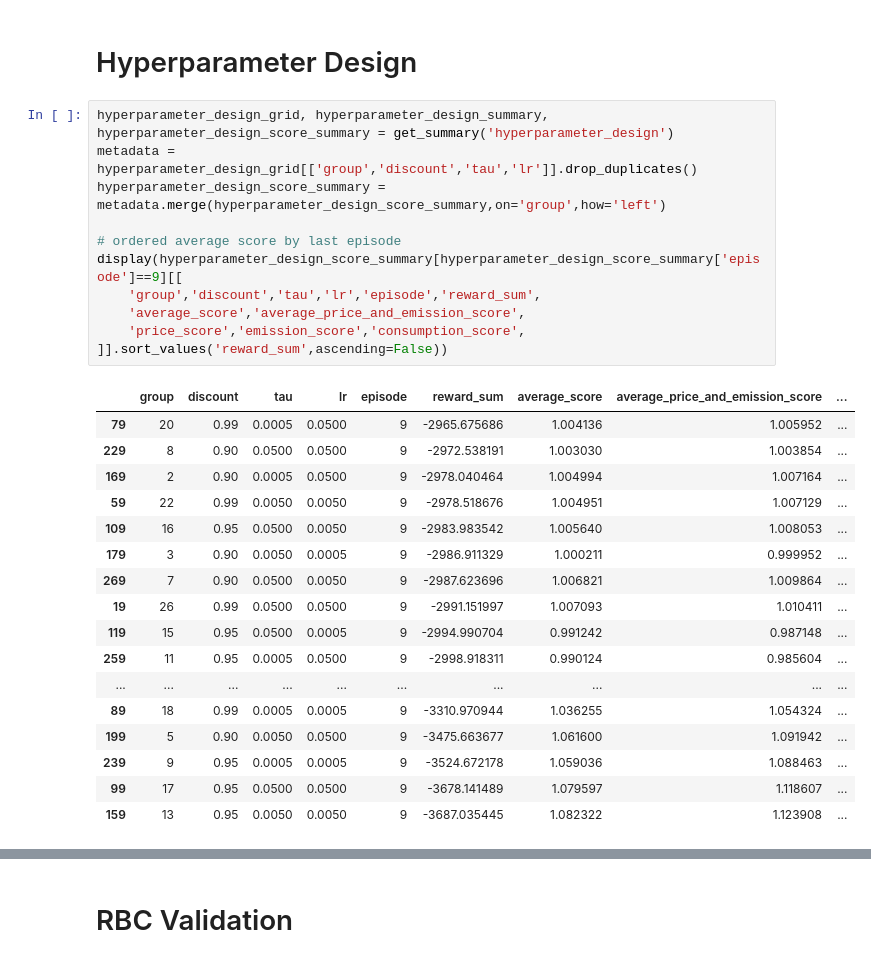
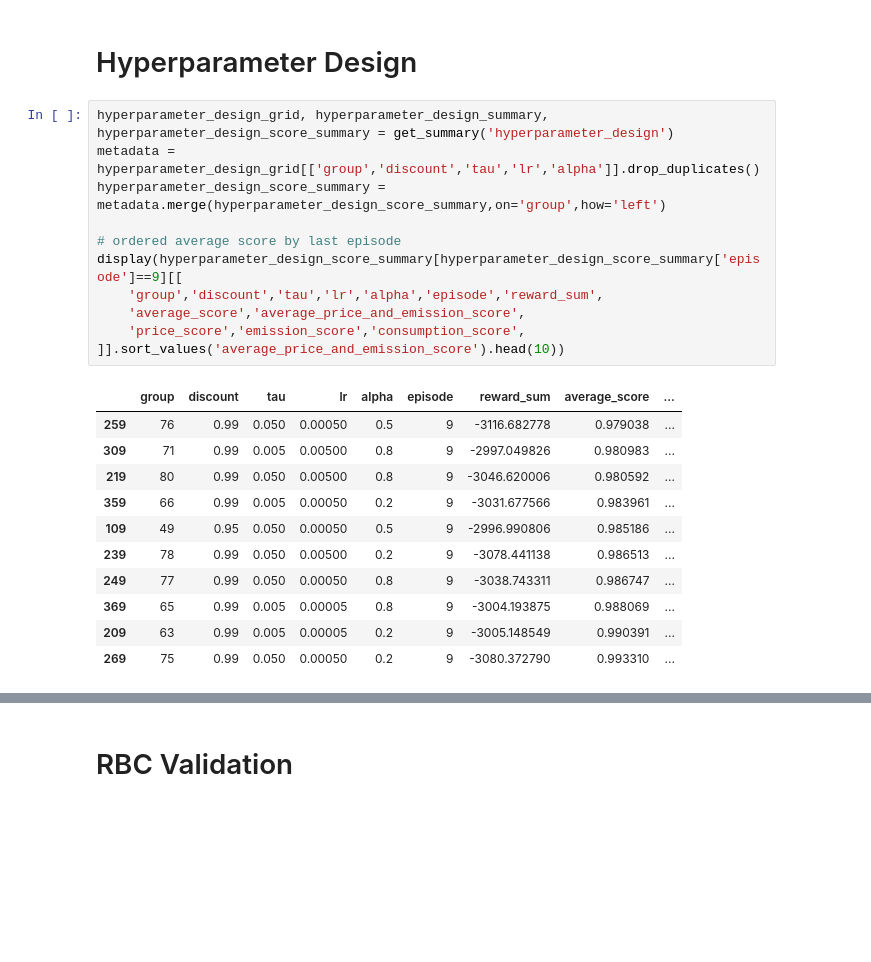
Before and after one commit to intelligent-environments-lab/merlin-apen-2023, a Jupyter notebook: src/experiment_result.ipynb, the cells around one changed output, grey strips where cells are left out. Cells and saved outputs as stored; diff of their text form; blank space fills up the shorter version.

```diff
--- a/src/experiment_result.ipynb
+++ b/src/experiment_result.ipynb
@@ -142,33 +189,27 @@ plot_score_trajectory(plot_data,fig_groupby_columns,ax_groupby_columns,round_num
 # Hyperparameter Design
 # %%
 hyperparameter_design_grid, hyperparameter_design_summary, hyperparameter_design_score_summary = get_summary('hyperparameter_design')
-metadata = hyperparameter_design_grid[['group','discount','tau','lr']].drop_duplicates()
+metadata = hyperparameter_design_grid[['group','discount','tau','lr','alpha']].drop_duplicates()
 hyperparameter_design_score_summary = metadata.merge(hyperparameter_design_score_summary,on='group',how='left')
 
 # ordered average score by last episode
 display(hyperparameter_design_score_summary[hyperparameter_design_score_summary['episode']==9][[
-    'group','discount','tau','lr','episode','reward_sum',
+    'group','discount','tau','lr','alpha','episode','reward_sum',
     'average_score','average_price_and_emission_score',
     'price_score','emission_score','consumption_score',
-]].sort_values('reward_sum',ascending=False))
+]].sort_values('average_price_and_emission_score').head(10))
 # %% [output]
-|  | group | discount | tau | lr | episode | reward_sum | average_score | average_price_and_emission_score | ... |
-| 79 | 20 | 0.99 | 0.0005 | 0.0500 | 9 | -2965.675686 | 1.004136 | 1.005952 | ... |
-| 229 | 8 | 0.90 | 0.0500 | 0.0500 | 9 | -2972.538191 | 1.003030 | 1.003854 | ... |
-| 169 | 2 | 0.90 | 0.0005 | 0.0500 | 9 | -2978.040464 | 1.004994 | 1.007164 | ... |
-| 59 | 22 | 0.99 | 0.0050 | 0.0050 | 9 | -2978.518676 | 1.004951 | 1.007129 | ... |
-| 109 | 16 | 0.95 | 0.0500 | 0.0050 | 9 | -2983.983542 | 1.005640 | 1.008053 | ... |
-| 179 | 3 | 0.90 | 0.0050 | 0.0005 | 9 | -2986.911329 | 1.000211 | 0.999952 | ... |
-| 269 | 7 | 0.90 | 0.0500 | 0.0050 | 9 | -2987.623696 | 1.006821 | 1.009864 | ... |
-| 19 | 26 | 0.99 | 0.0500 | 0.0500 | 9 | -2991.151997 | 1.007093 | 1.010411 | ... |
-| 119 | 15 | 0.95 | 0.0500 | 0.0005 | 9 | -2994.990704 | 0.991242 | 0.987148 | ... |
-| 259 | 11 | 0.95 | 0.0005 | 0.0500 | 9 | -2998.918311 | 0.990124 | 0.985604 | ... |
-| ... | ... | ... | ... | ... | ... | ... | ... | ... | ... |
-| 89 | 18 | 0.99 | 0.0005 | 0.0005 | 9 | -3310.970944 | 1.036255 | 1.054324 | ... |
-| 199 | 5 | 0.90 | 0.0050 | 0.0500 | 9 | -3475.663677 | 1.061600 | 1.091942 | ... |
-| 239 | 9 | 0.95 | 0.0005 | 0.0005 | 9 | -3524.672178 | 1.059036 | 1.088463 | ... |
-| 99 | 17 | 0.95 | 0.0500 | 0.0500 | 9 | -3678.141489 | 1.079597 | 1.118607 | ... |
-| 159 | 13 | 0.95 | 0.0050 | 0.0050 | 9 | -3687.035445 | 1.082322 | 1.123908 | ... |
+|  | group | discount | tau | lr | alpha | episode | reward_sum | average_score | ... |
+| 259 | 76 | 0.99 | 0.050 | 0.00050 | 0.5 | 9 | -3116.682778 | 0.979038 | ... |
+| 309 | 71 | 0.99 | 0.005 | 0.00500 | 0.8 | 9 | -2997.049826 | 0.980983 | ... |
+| 219 | 80 | 0.99 | 0.050 | 0.00500 | 0.8 | 9 | -3046.620006 | 0.980592 | ... |
+| 359 | 66 | 0.99 | 0.005 | 0.00050 | 0.2 | 9 | -3031.677566 | 0.983961 | ... |
+| 109 | 49 | 0.95 | 0.050 | 0.00050 | 0.5 | 9 | -2996.990806 | 0.985186 | ... |
+| 239 | 78 | 0.99 | 0.050 | 0.00500 | 0.2 | 9 | -3078.441138 | 0.986513 | ... |
+| 249 | 77 | 0.99 | 0.050 | 0.00050 | 0.8 | 9 | -3038.743311 | 0.986747 | ... |
+| 369 | 65 | 0.99 | 0.005 | 0.00005 | 0.8 | 9 | -3004.193875 | 0.988069 | ... |
+| 209 | 63 | 0.99 | 0.005 | 0.00005 | 0.2 | 9 | -3005.148549 | 0.990391 | ... |
+| 269 | 75 | 0.99 | 0.050 | 0.00050 | 0.2 | 9 | -3080.372790 | 0.993310 | ... |
 # %%
 # score trajectory
 plot_data = hyperparameter_design_score_summary.copy()
```
Also changed, not shown: parts of 10 cells of this notebook, 2 other files.
